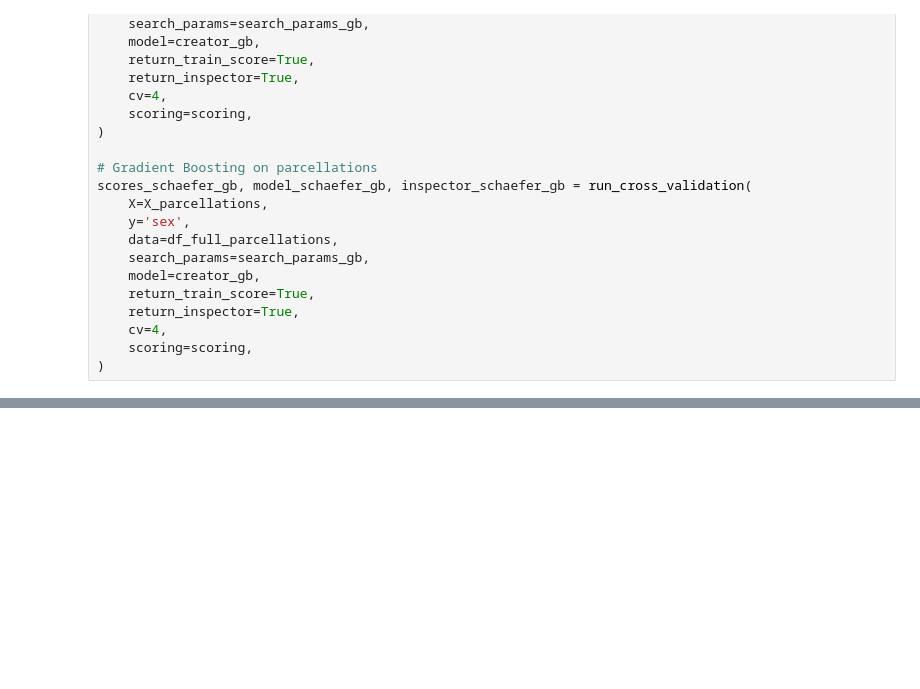
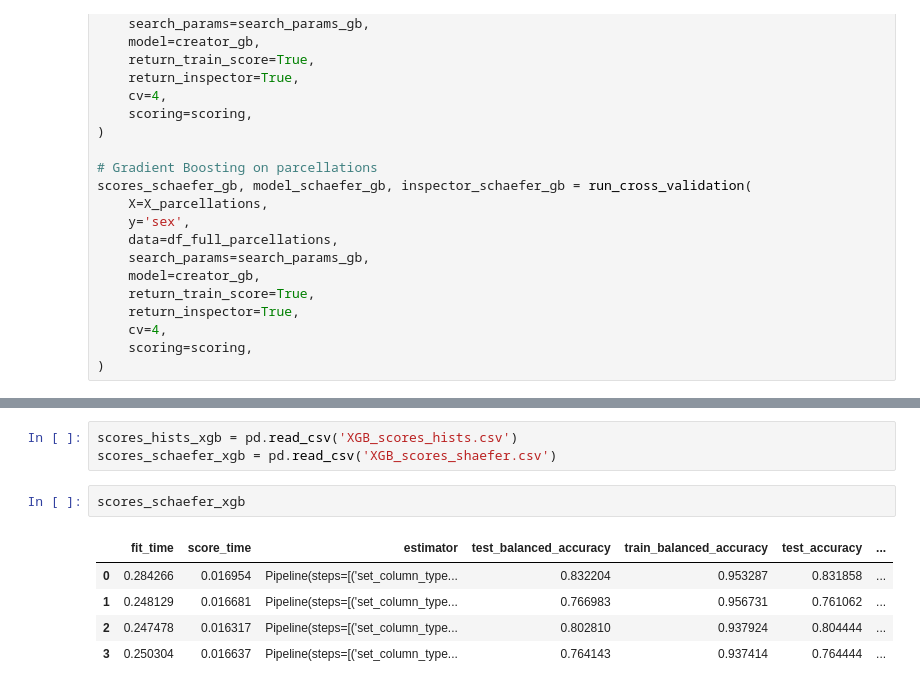
Before and after one commit to Cup-cake-lover/Julearn_predictions, a Jupyter notebook: AOMICID_1000_sexpreds.ipynb, the cells around one changed output, grey strips where cells are left out. Saved outputs shown, nothing was run; the diff lists cells and outputs as text; blank space fills up the shorter version.

```diff
--- a/AOMICID_1000_sexpreds.ipynb
+++ b/AOMICID_1000_sexpreds.ipynb
@@ -280,0 +279,11 @@ scores_hists_gb
+# %%
+scores_hists_xgb = pd.read_csv('XGB_scores_hists.csv')
+scores_schaefer_xgb = pd.read_csv('XGB_scores_shaefer.csv')
+# %%
+scores_schaefer_xgb
+# %% [output]
+|  | fit_time | score_time | estimator | test_balanced_accuracy | train_balanced_accuracy | test_accuracy | ... |
+| 0 | 0.284266 | 0.016954 | Pipeline(steps=[('set_column_type... | 0.832204 | 0.953287 | 0.831858 | ... |
+| 1 | 0.248129 | 0.016681 | Pipeline(steps=[('set_column_type... | 0.766983 | 0.956731 | 0.761062 | ... |
+| 2 | 0.247478 | 0.016317 | Pipeline(steps=[('set_column_type... | 0.802810 | 0.937924 | 0.804444 | ... |
+| 3 | 0.250304 | 0.016637 | Pipeline(steps=[('set_column_type... | 0.764143 | 0.937414 | 0.764444 | ... |
```
Also changed, not shown: parts of 17 cells of this notebook.
